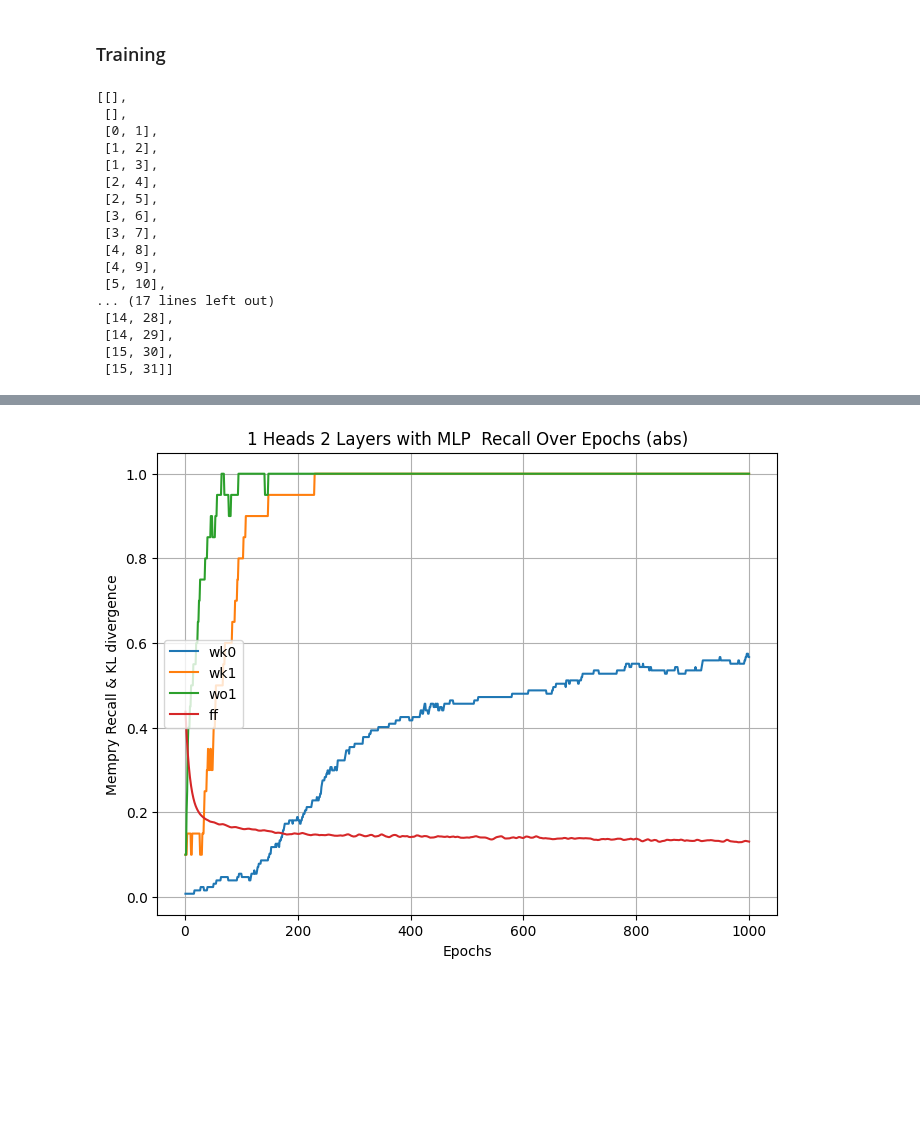
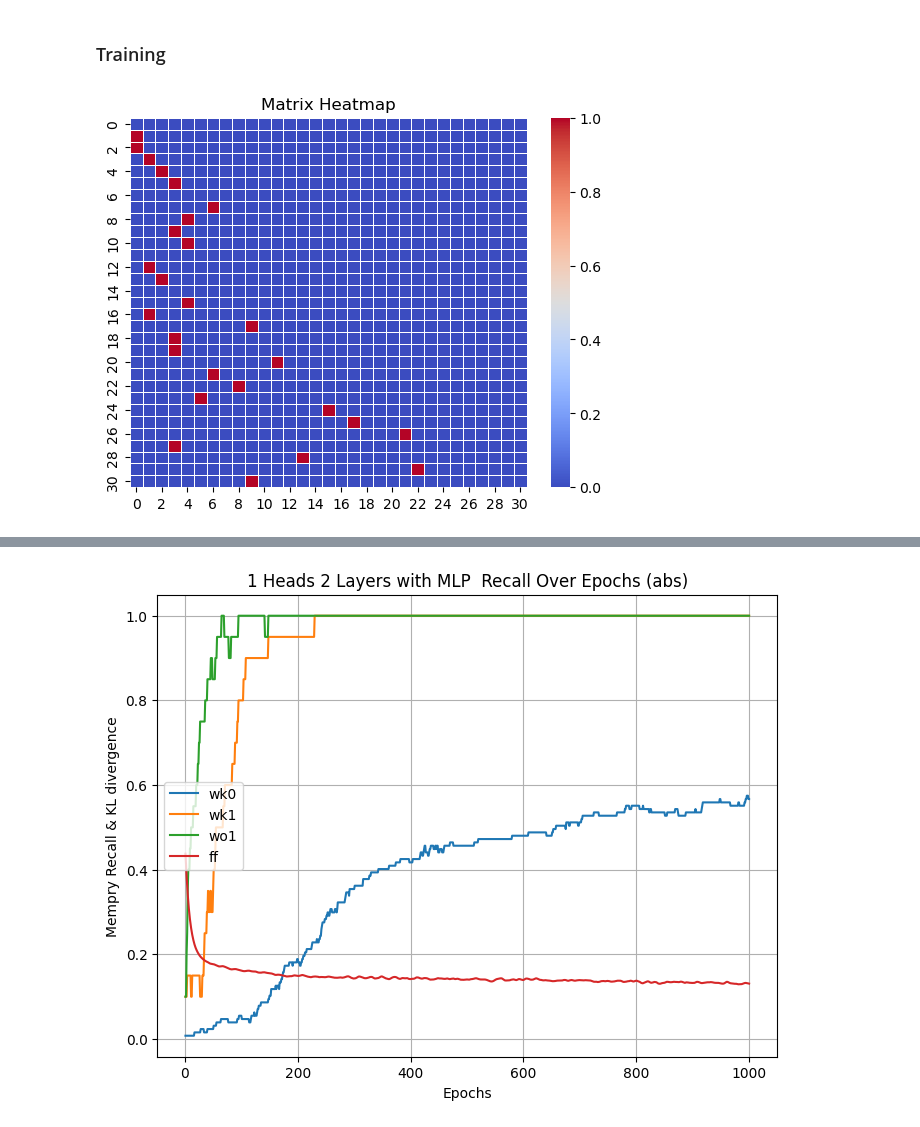
Before and after one commit to ezyhdxm/ICL, a Jupyter notebook: markov_attn.ipynb, the cells around one changed output, grey strips where cells are left out. Drawn from its saved outputs; the diff is of its cells as text; code cells hidden in the pictures; blank space fills up the shorter version.

```diff
--- a/markov_attn.ipynb
+++ b/markov_attn.ipynb
@@ -317,21 +319,5 @@ train_results = train_causal(model, config, sampler_config, 'dag')
 # %%
-sampler_config.dag
+plot_adj_heatmap(dag_to_adj(sampler_config.dag))
 # %% [output]
-[[],
- [],
- [0, 1],
- [1, 2],
- [1, 3],
- [2, 4],
- [2, 5],
- [3, 6],
- [3, 7],
- [4, 8],
- [4, 9],
- [5, 10],
-... (17 lines left out)
- [14, 28],
- [14, 29],
- [15, 30],
- [15, 31]]
+[figure, added]
 # %%
```
Also changed, not shown: parts of 7 cells of this notebook, 5 other files.
